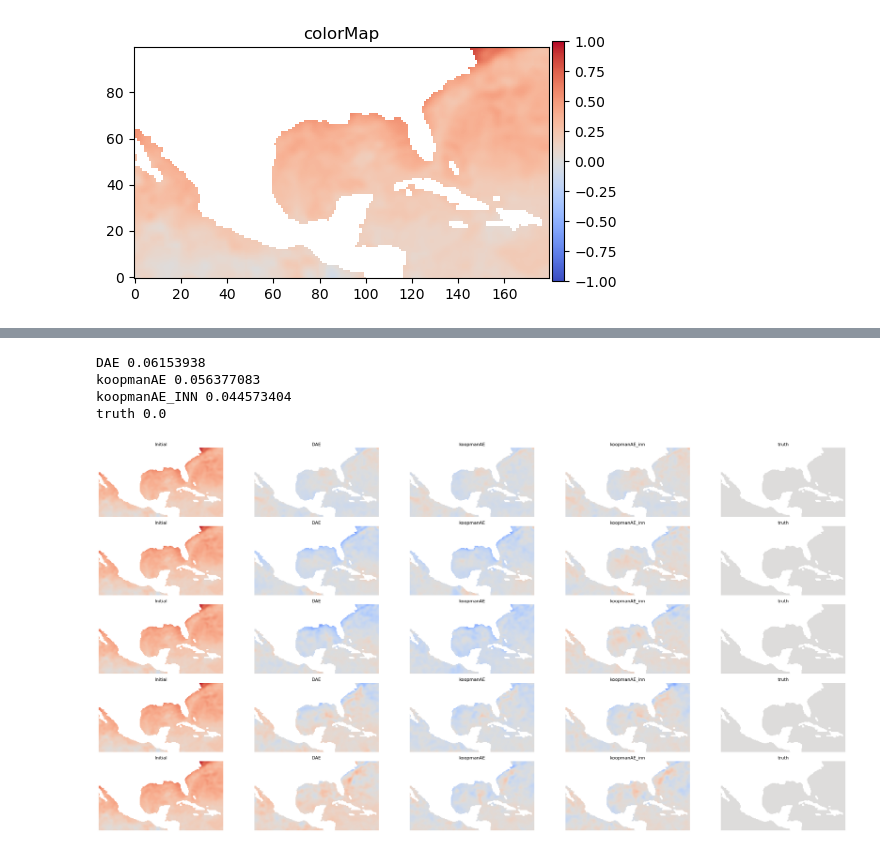
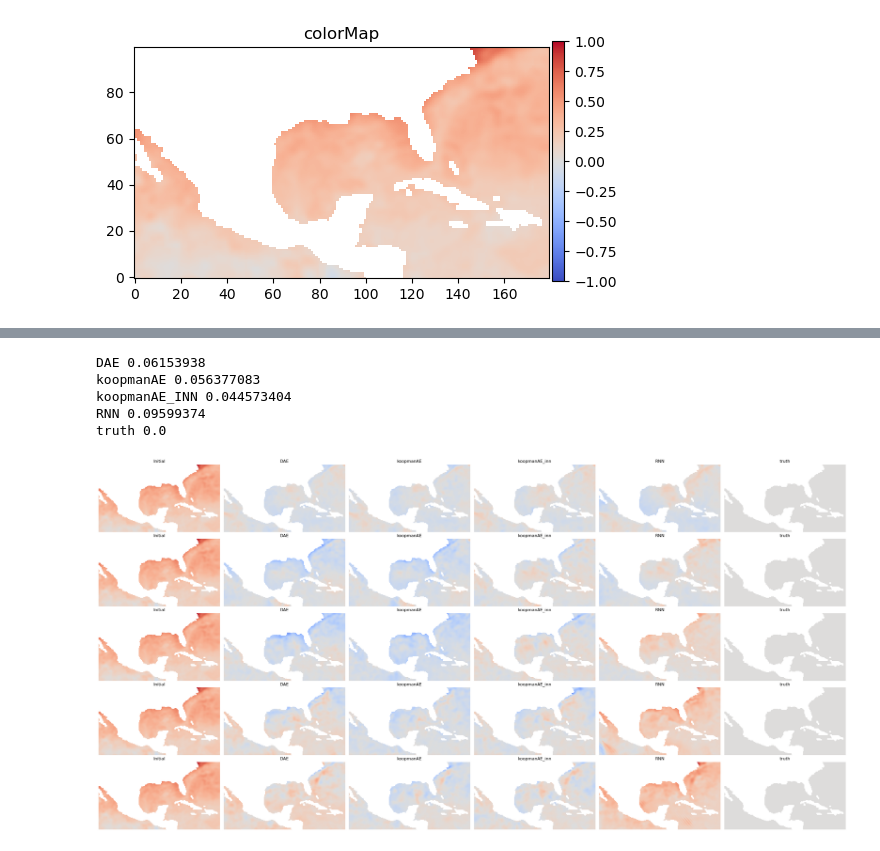
Before and after one commit to arvindrenga96/koopmanAE, a Jupyter notebook: sst_dataset_14_steps.ipynb, the cells around one changed output, grey strips where cells are left out. Cells and saved outputs as stored; diff of their text form; code cells hidden in the pictures.

```diff
--- a/sst_dataset_14_steps.ipynb
+++ b/sst_dataset_14_steps.ipynb
@@ -280,6 +280,9 @@ koopmanAE_INN[:,~nanflag] = np.nan
 print(np.nanmin(koopmanAE_INN))
 print(np.nanmax(koopmanAE_INN))
 
+RNN = scipy.io.loadmat('results/results_sst_convlstm_seed_0/snapshots_pred.mat')['pred']
+RNN[:,~nanflag] = np.nan
+
 
 truth = scipy.io.loadmat('results/results_det_sst_alpha6_bottle_10_steps_14_seed_{}/snapshots_pred.mat'.format(seed))['truth']
 truth[:,~nanflag] = np.nan
@@ -299,14 +302,14 @@ print(vmax)
 
 
 # create a figure with 5 x 5 subplots
-fig, axes = plt.subplots(5, 5, figsize=(30, 15))
+fig, axes = plt.subplots(5, 6, figsize=(30, 15))
 
 
 # get a 1-dimensional list of axis objects
 ax_list = list(axes.flat)[::-1]
 num_subplots = len(ax_list)
 
-for i in range(int(num_subplots/5)):
+for i in range(int(num_subplots/6)):
     # generate random y values and plot this series
     ax = ax_list.pop()
     ax.imshow(init,origin='lower',cmap='coolwarm',vmin=vmin, vmax=vmax)
@@ -337,6 +340,13 @@ for i in range(int(num_subplots/5)):
     ax.axis('off')
 
     ax = ax_list.pop()
+    ax.imshow(RNN[35*(i+1)],origin='lower',cmap='coolwarm',vmin=-vabs, vmax=vabs)
+    ax.set_title("RNN")
+    ax.set_xticklabels([])
+    ax.set_yticklabels([])
+    ax.axis('off')
+
+    ax = ax_list.pop()
     ax.imshow(truth[35*(i+1)],origin='lower',cmap='coolwarm',vmin=vmin, vmax=vmax)
     ax.set_title("truth")
     ax.set_xticklabels([])
@@ -403,7 +413,10 @@ koopmanAE_INN[:,~nanflag] = np.nan
 koopmanAE_INN = koopmanAE_INN - truth
 print("koopmanAE_INN",np.nanmean(np.abs(koopmanAE_INN)))
 
-
+RNN = scipy.io.loadmat('results/results_sst_convlstm_seed_0/snapshots_pred.mat')['pred']
+RNN[:,~nanflag] = np.nan
+RNN = RNN - truth
+print("RNN",np.nanmean(np.abs(RNN)))
 
 # print(np.nanmin(koopmanAE_INN))
 # print(np.nanmax(koopmanAE_INN))
@@ -430,14 +443,14 @@ print("truth",np.nanmean(np.abs(truth)))
 
 
 # create a figure with 5 x 5 subplots
-fig, axes = plt.subplots(5, 5, figsize=(30, 15))
+fig, axes = plt.subplots(5, 6, figsize=(30, 15))
 
 
 # get a 1-dimensional list of axis objects
 ax_list = list(axes.flat)[::-1]
 num_subplots = len(ax_list)
 
-for i in range(int(num_subplots/5)):
+for i in range(int(num_subplots/6)):
     # generate random y values and plot this series
     ax = ax_list.pop()
     ax.imshow(init,origin='lower',cmap='coolwarm',vmin=-vabs, vmax=vabs)
@@ -458,31 +471,39 @@ for i in range(int(num_subplots/5)):
     ax.set_title("koopmanAE")
     ax.set_xticklabels([])
     ax.set_yticklabels([])
     ax.axis('off')
 
     ax = ax_list.pop()
     ax.imshow(koopmanAE_INN[35*(i+1)],origin='lower',cmap='coolwarm',vmin=-vabs, vmax=vabs)
     ax.set_title("koopmanAE_inn")
     ax.set_xticklabels([])
     ax.set_yticklabels([])
     ax.axis('off')
 
     ax = ax_list.pop()
+    ax.imshow(RNN[35*(i+1)],origin='lower',cmap='coolwarm',vmin=-vabs, vmax=vabs)
+    ax.set_title("RNN")
+    ax.set_xticklabels([])
+    ax.set_yticklabels([])
+    ax.axis('off')
+
+    ax = ax_list.pop()
     ax.imshow(truth[35*(i+1)],origin='lower',cmap='coolwarm',vmin=-vabs, vmax=vabs)
     ax.set_title("truth")
     ax.set_xticklabels([])
     ax.set_yticklabels([])
     ax.axis('off')
 
 
 
 # display the figure
 
 fig.tight_layout()
 plt.show()
 # %% [output]
 DAE 0.06153938
 koopmanAE 0.056377083
 koopmanAE_INN 0.044573404
+RNN 0.09599374
 truth 0.0
-[figure, old version]
+[figure, new version]
```
Also changed, not shown: parts of 1 cell of this notebook, 2 other files.
